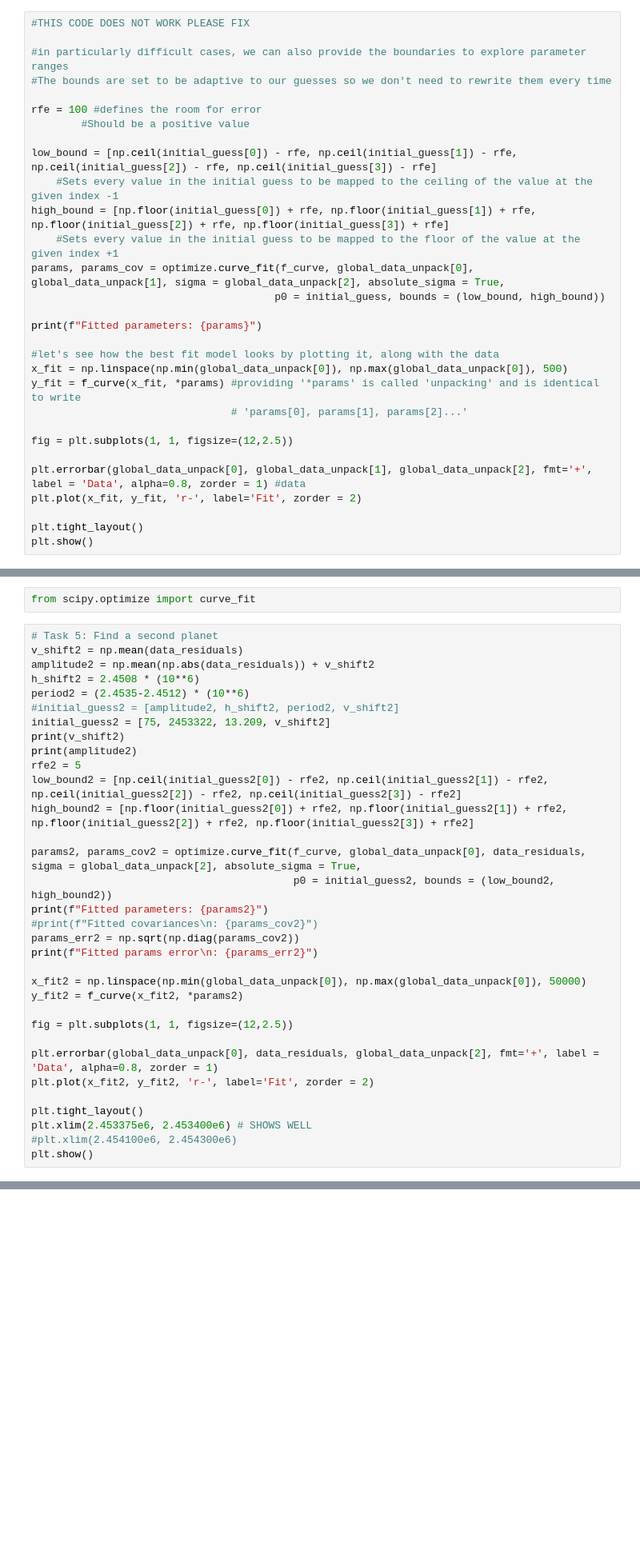
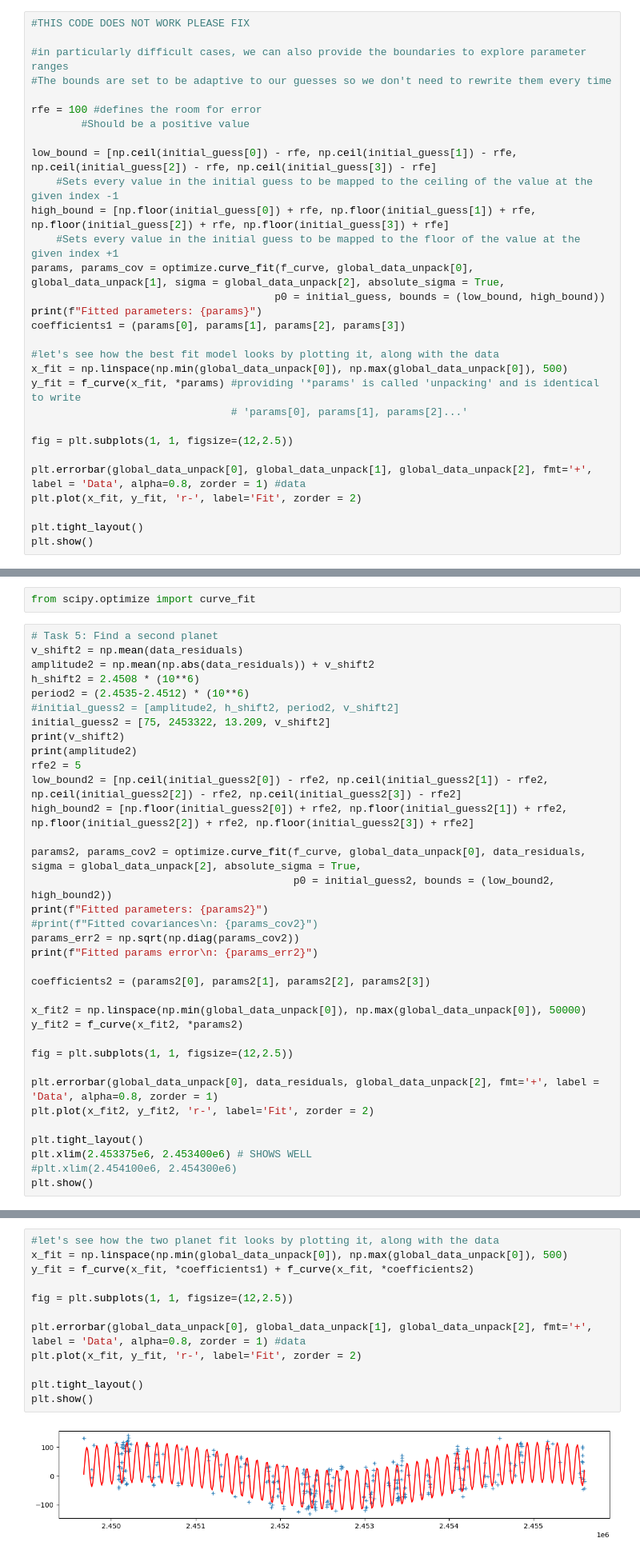
Before and after one commit to jwmckeown007/astr19groupf, a Jupyter notebook: p5_and_p6_zoominresiduals.ipynb, the cells around one changed output, grey strips where cells are left out. Shown at 80% size. Saved outputs shown, nothing was run; the diff lists cells and outputs as text; blank space fills up the shorter version.

Commit message:
Added combined sinusoidals for planets

```diff
--- a/p5_and_p6_zoominresiduals.ipynb
+++ b/p5_and_p6_zoominresiduals.ipynb
@@ -149,8 +149,8 @@ high_bound = [np.floor(initial_guess[0]) + rfe, np.floor(initial_guess[1]) + rfe
     #Sets every value in the initial guess to be mapped to the floor of the value at the given index +1
 params, params_cov = optimize.curve_fit(f_curve, global_data_unpack[0], global_data_unpack[1], sigma = global_data_unpack[2], absolute_sigma = True,
                                        p0 = initial_guess, bounds = (low_bound, high_bound))
-
 print(f"Fitted parameters: {params}")
+coefficients1 = (params[0], params[1], params[2], params[3])
 
 #let's see how the best fit model looks by plotting it, along with the data
 x_fit = np.linspace(np.min(global_data_unpack[0]), np.max(global_data_unpack[0]), 500)
@@ -247,6 +247,8 @@ print(f"Fitted parameters: {params2}")
 params_err2 = np.sqrt(np.diag(params_cov2))
 print(f"Fitted params error\n: {params_err2}")
 
+coefficients2 = (params2[0], params2[1], params2[2], params2[3])
+
 x_fit2 = np.linspace(np.min(global_data_unpack[0]), np.max(global_data_unpack[0]), 50000)
 y_fit2 = f_curve(x_fit2, *params2)
 
@@ -266,6 +268,20 @@ Fitted parameters: [7.00000000e+01 2.45332589e+06 1.32025595e+01 1.09620562e+00]
 Fitted params error
 : [1.41302658e-01 3.70365735e-03 3.09979635e-05 9.38089555e-02]
 [figure]
+# %%
+#let's see how the two planet fit looks by plotting it, along with the data
+x_fit = np.linspace(np.min(global_data_unpack[0]), np.max(global_data_unpack[0]), 500)
+y_fit = f_curve(x_fit, *coefficients1) + f_curve(x_fit, *coefficients2)
+
+fig = plt.subplots(1, 1, figsize=(12,2.5))
+
+plt.errorbar(global_data_unpack[0], global_data_unpack[1], global_data_unpack[2], fmt='+', label = 'Data', alpha=0.8, zorder = 1) #data
+plt.plot(x_fit, y_fit, 'r-', label='Fit', zorder = 2)
+
+plt.tight_layout()
+plt.show()
+# %% [output]
+[figure, added]
 # %%
 # Task 5: Obtain the new residuals
 def new_residuals(x, y):
```
Also changed, not shown: parts of 2 cells of this notebook.
